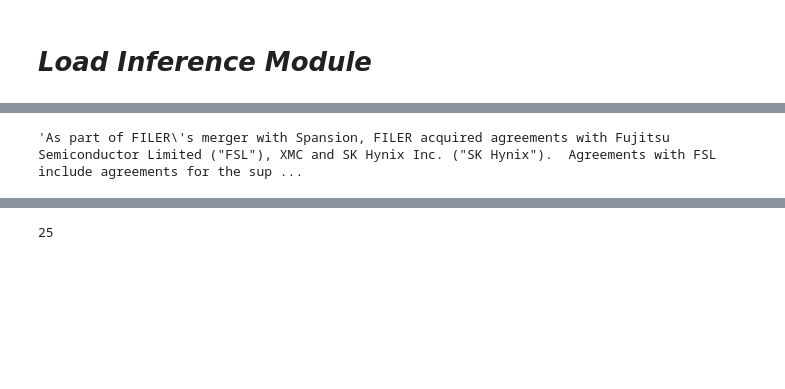
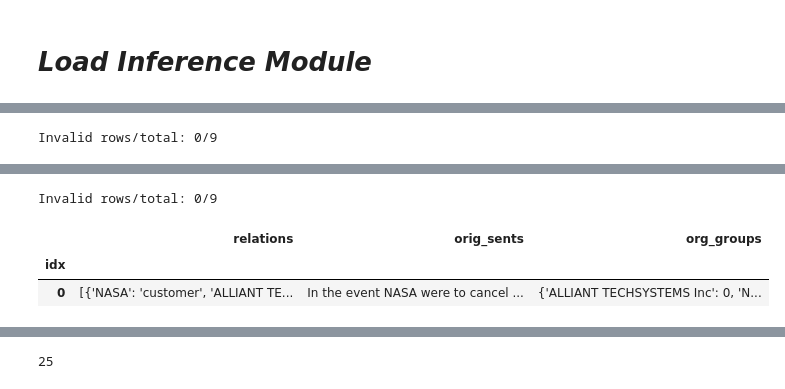
Before and after one commit to iSemantics-ai/Finance-SC-Relations, a Jupyter notebook: DemoNotebooks/relation_extraction_inference.ipynb, the cells around one changed output, grey strips where cells are left out. Drawn from its saved outputs; the diff is of its cells as text; code cells hidden in the pictures; blank space fills up the shorter version.

```diff
--- a/DemoNotebooks/relation_extraction_inference.ipynb
+++ b/DemoNotebooks/relation_extraction_inference.ipynb
@@ -73,4 +34,0 @@ sentences = \
-# %%
-sentences[::-1][0]
-# %% [output]
-'As part of FILER\'s merger with Spansion, FILER acquired agreements with Fujitsu Semiconductor Limited ("FSL"), XMC and SK Hynix Inc. ("SK Hynix").  Agreements with FSL include agreements for the sup ...
@@ -76,0 +39,3 @@ sentences[::-1][0]
+# %%
+re_model.predict_relations([sentence], reverse=True, mutate=True, num_positions=np.inf)
+# %% [output]
@@ -76,0 +43 @@ sentences[::-1][0]
+Invalid rows/total: 0/9
@@ -76,0 +45,4 @@ sentences[::-1][0]
+Invalid rows/total: 0/9
+|  | relations | orig_sents | org_groups |
+| idx |  |  |  |
+| 0 | [{'NASA': 'customer', 'ALLIANT TE... | In the event NASA were to cancel ... | {'ALLIANT TECHSYSTEMS Inc': 0, 'N... |
```
Also changed, not shown: parts of 24 cells of this notebook, 3 other files.
